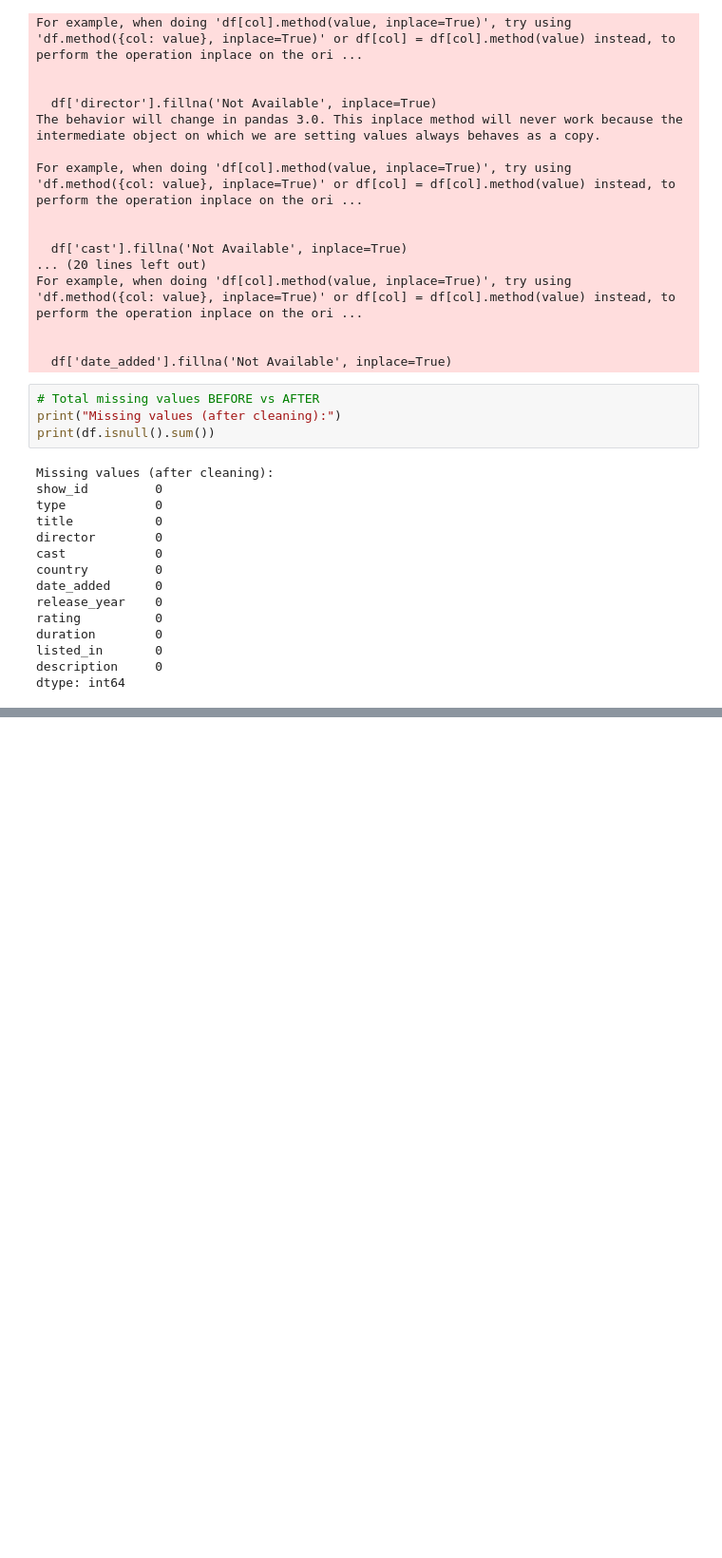
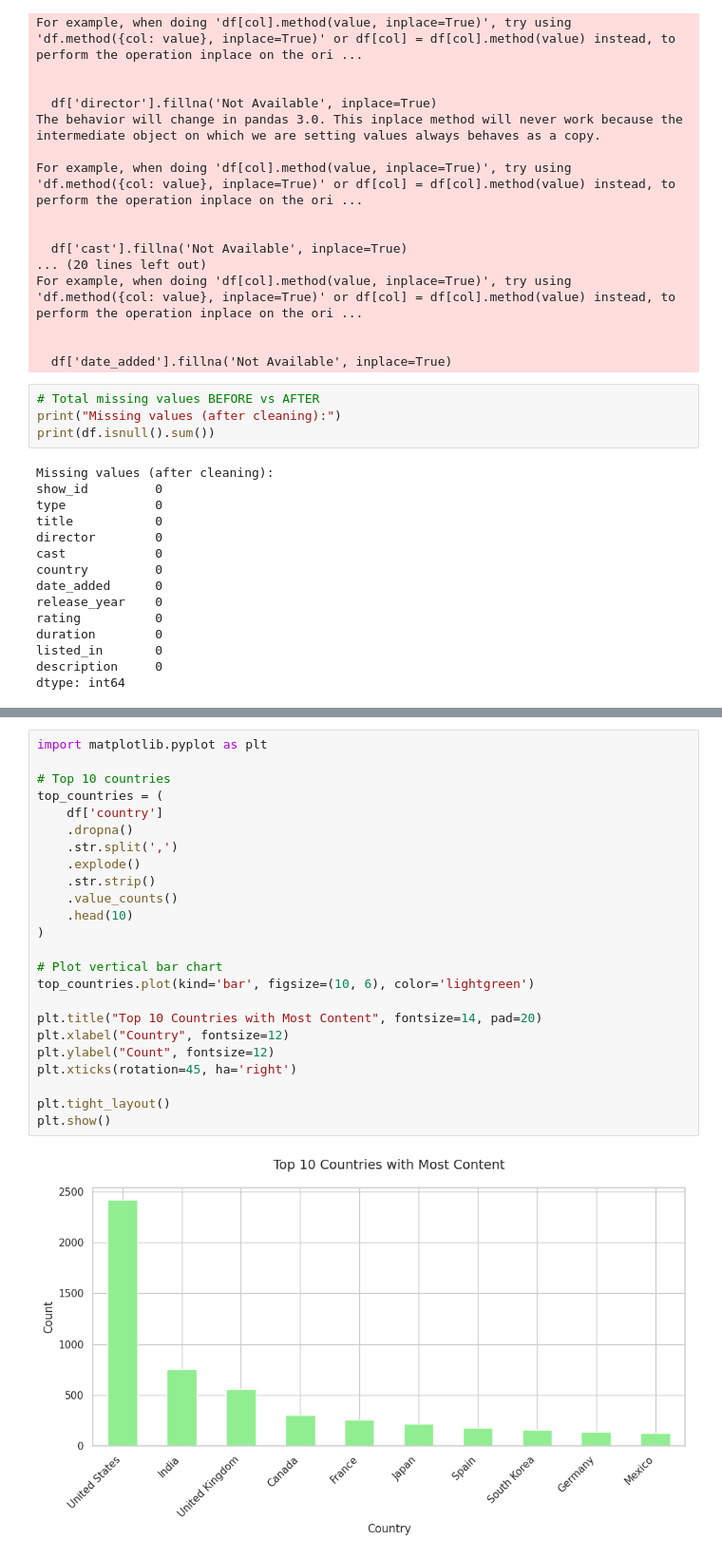
Before and after one commit to ajinshanid/netflix-data-analysis-, a Jupyter notebook: Netflix_Basic_Analysis.ipynb, the cells around one changed output, grey strips where cells are left out. Shown at 95% size. Saved outputs shown, nothing was run; the diff lists cells and outputs as text; blank space fills up the shorter version.

```diff
--- a/Netflix_Basic_Analysis.ipynb
+++ b/Netflix_Basic_Analysis.ipynb
@@ -217,0 +200,26 @@ files.download("netflix_cleaned.xlsx")
+# %%
+import matplotlib.pyplot as plt
+
+# Top 10 countries
+top_countries = (
+    df['country']
+    .dropna()
+    .str.split(',')
+    .explode()
+    .str.strip()
+    .value_counts()
+    .head(10)
+)
+
+# Plot vertical bar chart
+top_countries.plot(kind='bar', figsize=(10, 6), color='lightgreen')
+
+plt.title("Top 10 Countries with Most Content", fontsize=14, pad=20)
+plt.xlabel("Country", fontsize=12)
+plt.ylabel("Count", fontsize=12)
+plt.xticks(rotation=45, ha='right')
+
+plt.tight_layout()
+plt.show()
+# %% [output]
+[figure, added]
```
Also changed, not shown: parts of 7 cells of this notebook.
